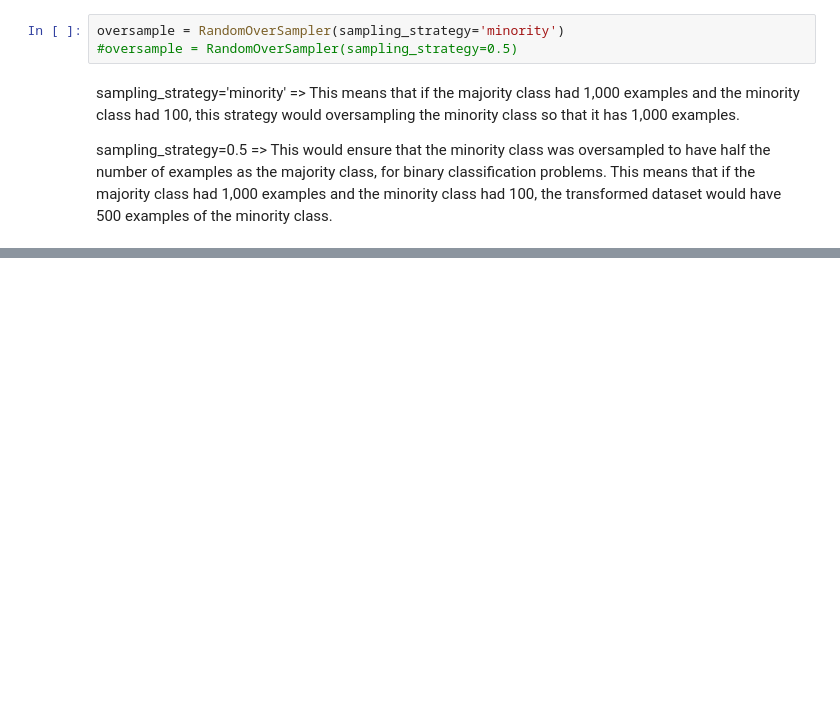
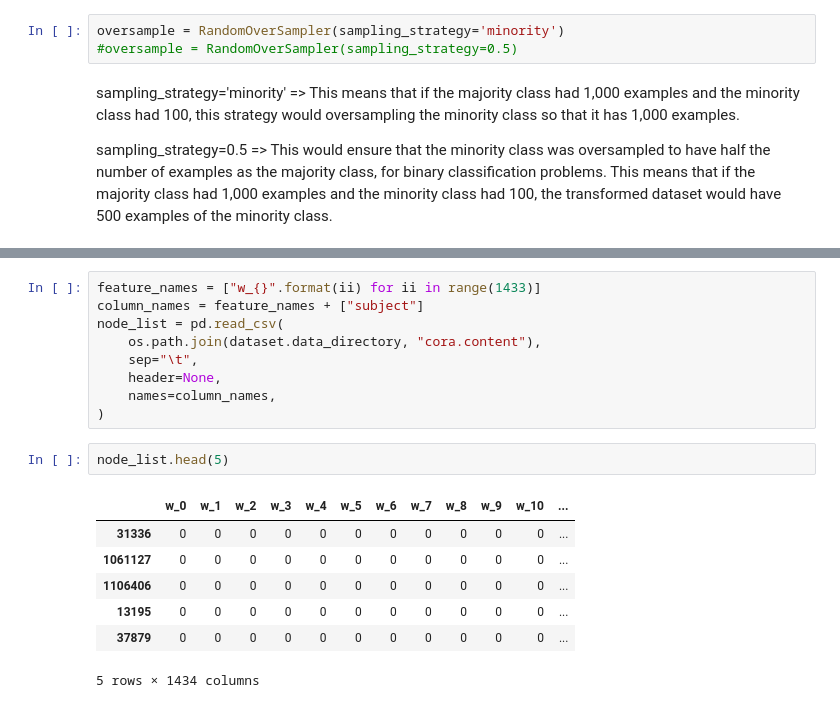
Before and after one commit to SeyfGoumeida/Supervised_Learning_Cora_Citeseed_PubMed, a Jupyter notebook: Projet_«_Apprentissage_supervisé_».ipynb, the cells around one changed output, grey strips where cells are left out. Saved outputs shown, nothing was run; the diff lists cells and outputs as text; blank space fills up the shorter version.

```diff
--- a/Projet_«_Apprentissage_supervisé_».ipynb
+++ b/Projet_«_Apprentissage_supervisé_».ipynb
@@ -236,3 +197,22 @@ display(edge_list.head(5))
 | 2 | 35 | 103515 | cites |
 | 3 | 35 | 1050679 | cites |
 | 4 | 35 | 1103960 | cites |
+# %%
+feature_names = ["w_{}".format(ii) for ii in range(1433)]
+column_names = feature_names + ["subject"]
+node_list = pd.read_csv(
+    os.path.join(dataset.data_directory, "cora.content"),
+    sep="\t",
+    header=None,
+    names=column_names,
+)
+# %%
+node_list.head(5)
+# %% [output]
+|  | w_0 | w_1 | w_2 | w_3 | w_4 | w_5 | w_6 | w_7 | w_8 | w_9 | w_10 | ... |
+| 31336 | 0 | 0 | 0 | 0 | 0 | 0 | 0 | 0 | 0 | 0 | 0 | ... |
+| 1061127 | 0 | 0 | 0 | 0 | 0 | 0 | 0 | 0 | 0 | 0 | 0 | ... |
+| 1106406 | 0 | 0 | 0 | 0 | 0 | 0 | 0 | 0 | 0 | 0 | 0 | ... |
+| 13195 | 0 | 0 | 0 | 0 | 0 | 0 | 0 | 0 | 0 | 0 | 0 | ... |
+| 37879 | 0 | 0 | 0 | 0 | 0 | 0 | 0 | 0 | 0 | 0 | 0 | ... |
+5 rows × 1434 columns
```
Also changed, not shown: parts of 8 cells of this notebook.
